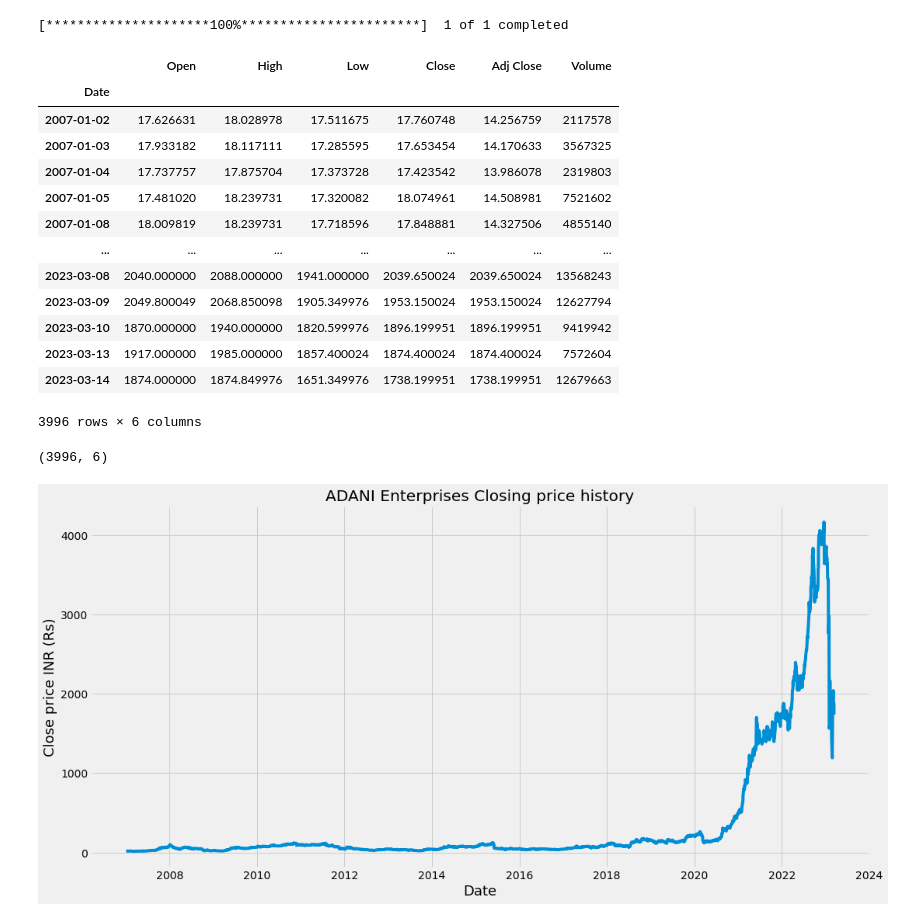
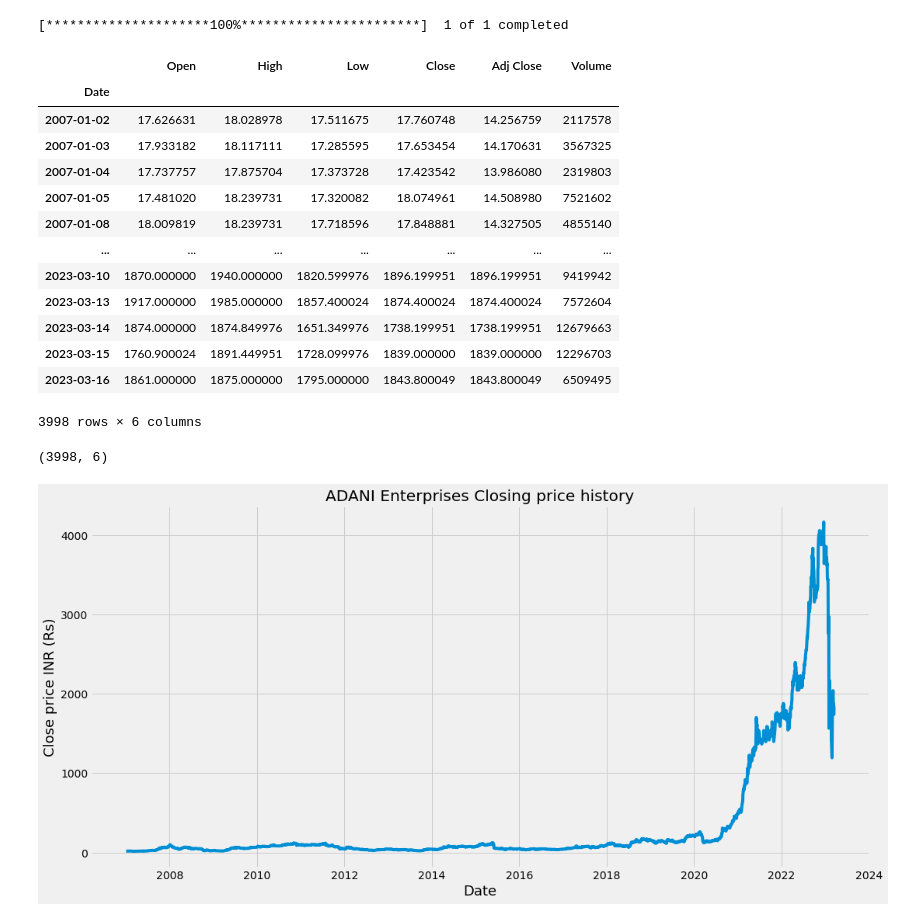
Before and after one commit to anandmpandit/LSTM_Example, a Jupyter notebook: ADANIEnterprises.ipynb, the cells around one changed output. Cells and saved outputs as stored; diff of their text form; code cells hidden in the pictures.

```diff
--- a/ADANIEnterprises.ipynb
+++ b/ADANIEnterprises.ipynb
@@ -22,27 +41,27 @@ plt.show()
 # %%
 import yfinance as yf
-df = yf.download('ADANIENT.NS',start='2007-01-01', end='2023-03-15')
+df = yf.download('ADANIENT.NS',start='2007-01-01', end='2023-03-17')
 df
 # %% [output]
 [*********************100%***********************]  1 of 1 completed
 |  | Open | High | Low | Close | Adj Close | Volume |
 | Date |  |  |  |  |  |  |
 | 2007-01-02 | 17.626631 | 18.028978 | 17.511675 | 17.760748 | 14.256759 | 2117578 |
-| 2007-01-03 | 17.933182 | 18.117111 | 17.285595 | 17.653454 | 14.170633 | 3567325 |
-| 2007-01-04 | 17.737757 | 17.875704 | 17.373728 | 17.423542 | 13.986078 | 2319803 |
-| 2007-01-05 | 17.481020 | 18.239731 | 17.320082 | 18.074961 | 14.508981 | 7521602 |
-| 2007-01-08 | 18.009819 | 18.239731 | 17.718596 | 17.848881 | 14.327506 | 4855140 |
+| 2007-01-03 | 17.933182 | 18.117111 | 17.285595 | 17.653454 | 14.170631 | 3567325 |
+| 2007-01-04 | 17.737757 | 17.875704 | 17.373728 | 17.423542 | 13.986080 | 2319803 |
+| 2007-01-05 | 17.481020 | 18.239731 | 17.320082 | 18.074961 | 14.508980 | 7521602 |
+| 2007-01-08 | 18.009819 | 18.239731 | 17.718596 | 17.848881 | 14.327505 | 4855140 |
 | ... | ... | ... | ... | ... | ... | ... |
-| 2023-03-08 | 2040.000000 | 2088.000000 | 1941.000000 | 2039.650024 | 2039.650024 | 13568243 |
-| 2023-03-09 | 2049.800049 | 2068.850098 | 1905.349976 | 1953.150024 | 1953.150024 | 12627794 |
 | 2023-03-10 | 1870.000000 | 1940.000000 | 1820.599976 | 1896.199951 | 1896.199951 | 9419942 |
 | 2023-03-13 | 1917.000000 | 1985.000000 | 1857.400024 | 1874.400024 | 1874.400024 | 7572604 |
 | 2023-03-14 | 1874.000000 | 1874.849976 | 1651.349976 | 1738.199951 | 1738.199951 | 12679663 |
+| 2023-03-15 | 1760.900024 | 1891.449951 | 1728.099976 | 1839.000000 | 1839.000000 | 12296703 |
+| 2023-03-16 | 1861.000000 | 1875.000000 | 1795.000000 | 1843.800049 | 1843.800049 | 6509495 |
-3996 rows × 6 columns
+3998 rows × 6 columns
 # %%
 df.shape
 # %% [output]
-(3996, 6)
+(3998, 6)
 # %%
 #Visualize closing price history
 
```
Also changed, not shown: parts of 17 cells of this notebook.
